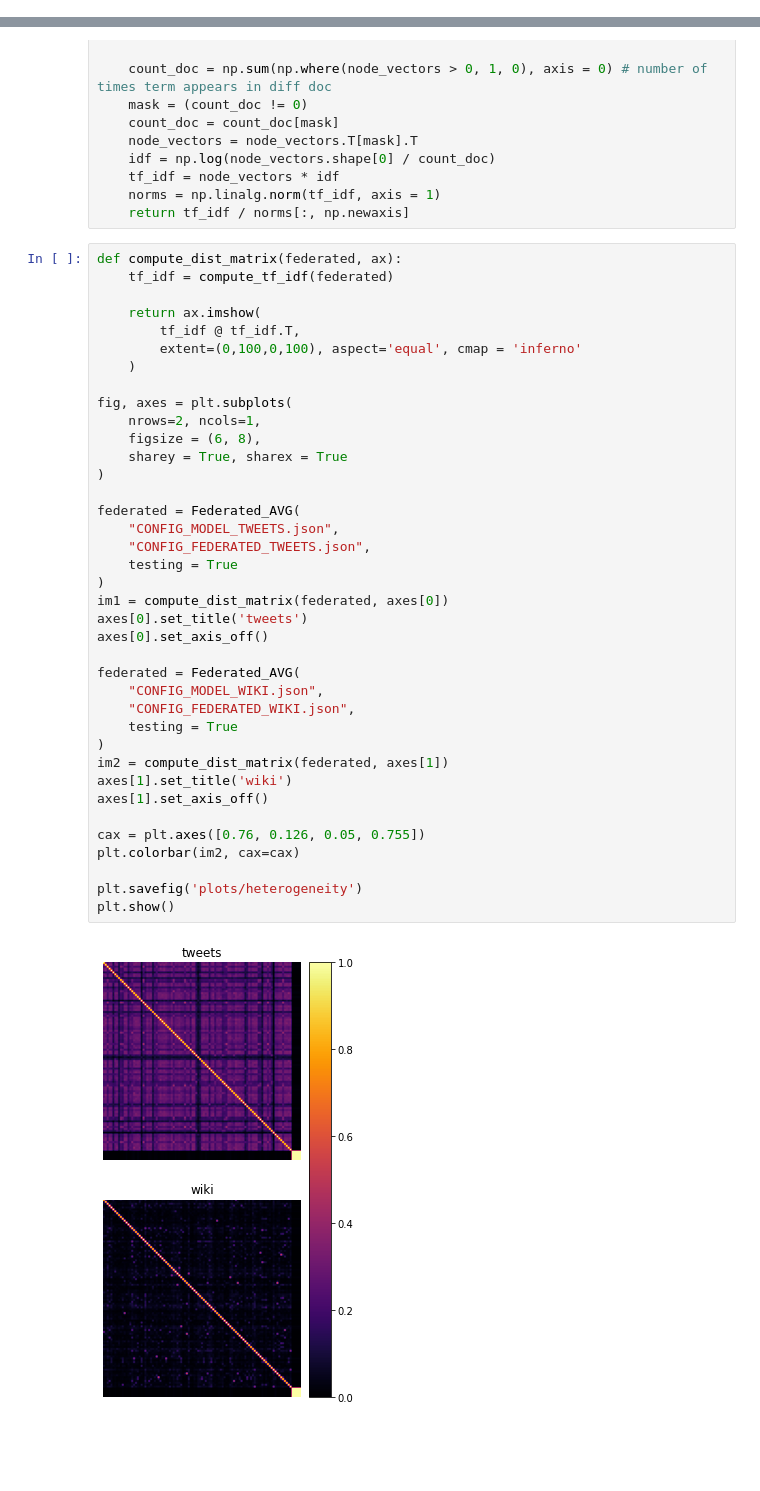
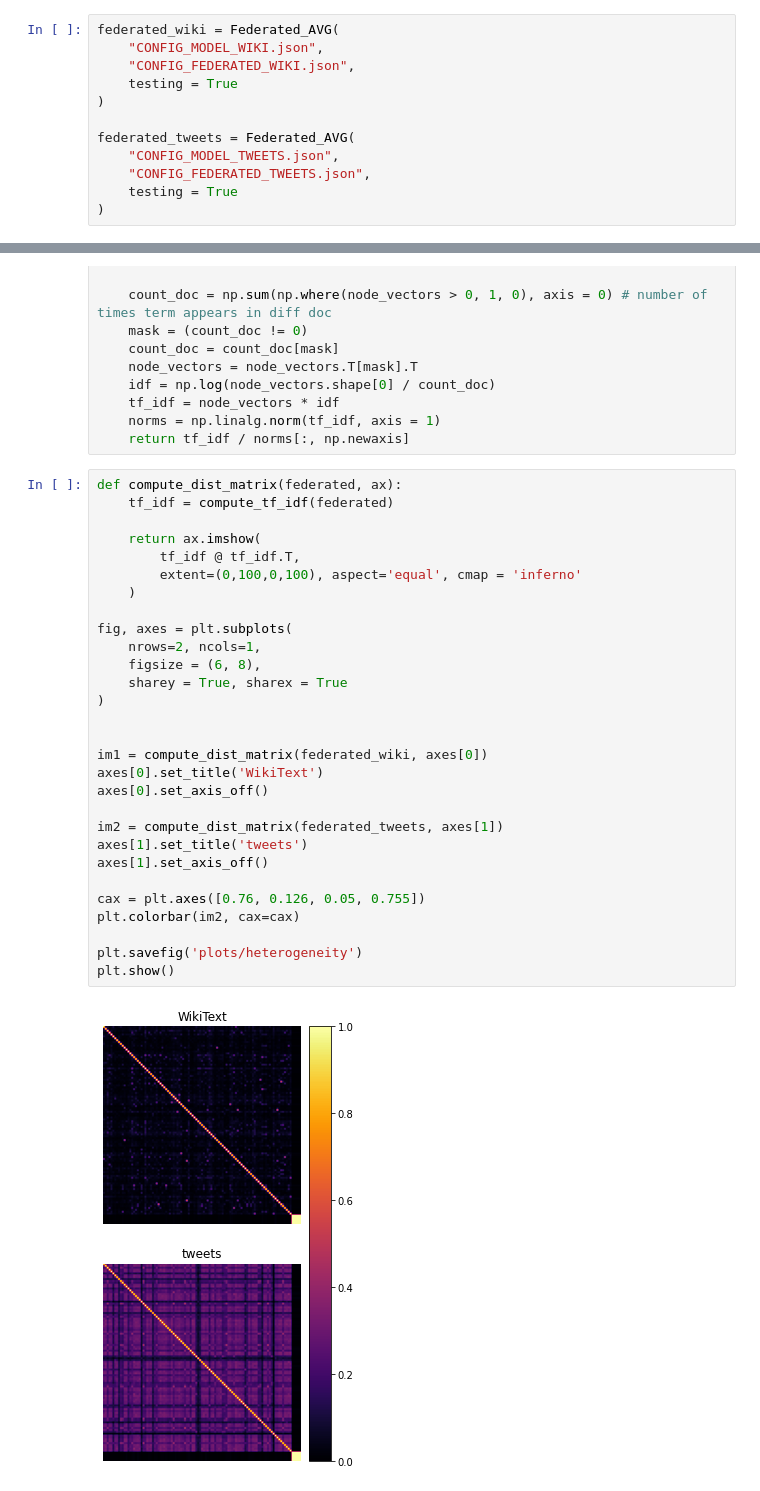
Before and after one commit to LeoSerena/LicchaviByzantineResilience, a Jupyter notebook: data_heterogeneity.ipynb, the cells around one changed output, grey strips where cells are left out. Saved outputs shown, nothing was run; the diff lists cells and outputs as text; blank space fills up the shorter version.

Commit message:
added new plots and results

```diff
--- a/data_heterogeneity.ipynb
+++ b/data_heterogeneity.ipynb
@@ -11,6 +11,18 @@ import numpy as np
 import torch
 # %% [markdown]
 # Vocabulary Analysis
+# %%
+federated_wiki = Federated_AVG(
+    "CONFIG_MODEL_WIKI.json",
+    "CONFIG_FEDERATED_WIKI.json",
+    testing = True
+)
+
+federated_tweets = Federated_AVG(
+    "CONFIG_MODEL_TWEETS.json",
+    "CONFIG_FEDERATED_TWEETS.json",
+    testing = True
+)
 # %%
 def compute_tf_idf(federated):
     for i, node in federated.nodes.items():
@@ -39,40 +51,31 @@ def compute_tf_idf(federated):
 # %%
 def compute_dist_matrix(federated, ax):
     tf_idf = compute_tf_idf(federated)
 
     return ax.imshow(
         tf_idf @ tf_idf.T,
         extent=(0,100,0,100), aspect='equal', cmap = 'inferno'
     )
 
 fig, axes = plt.subplots(
     nrows=2, ncols=1,
     figsize = (6, 8),
     sharey = True, sharex = True
 )
 
-federated = Federated_AVG(
-    "CONFIG_MODEL_TWEETS.json",
-    "CONFIG_FEDERATED_TWEETS.json",
-    testing = True
-)
-im1 = compute_dist_matrix(federated, axes[0])
-axes[0].set_title('tweets')
+
+im1 = compute_dist_matrix(federated_wiki, axes[0])
+axes[0].set_title('WikiText')
 axes[0].set_axis_off()
 
-federated = Federated_AVG(
-    "CONFIG_MODEL_WIKI.json",
-    "CONFIG_FEDERATED_WIKI.json",
-    testing = True
-)
-im2 = compute_dist_matrix(federated, axes[1])
-axes[1].set_title('wiki')
+im2 = compute_dist_matrix(federated_tweets, axes[1])
+axes[1].set_title('tweets')
 axes[1].set_axis_off()
 
 cax = plt.axes([0.76, 0.126, 0.05, 0.755])
 plt.colorbar(im2, cax=cax)
 
 plt.savefig('plots/heterogeneity')
 plt.show()
 # %% [output]
-[figure, old version]
+[figure, new version]
```
Also changed, not shown: parts of 2 cells of this notebook, 36 other files.
